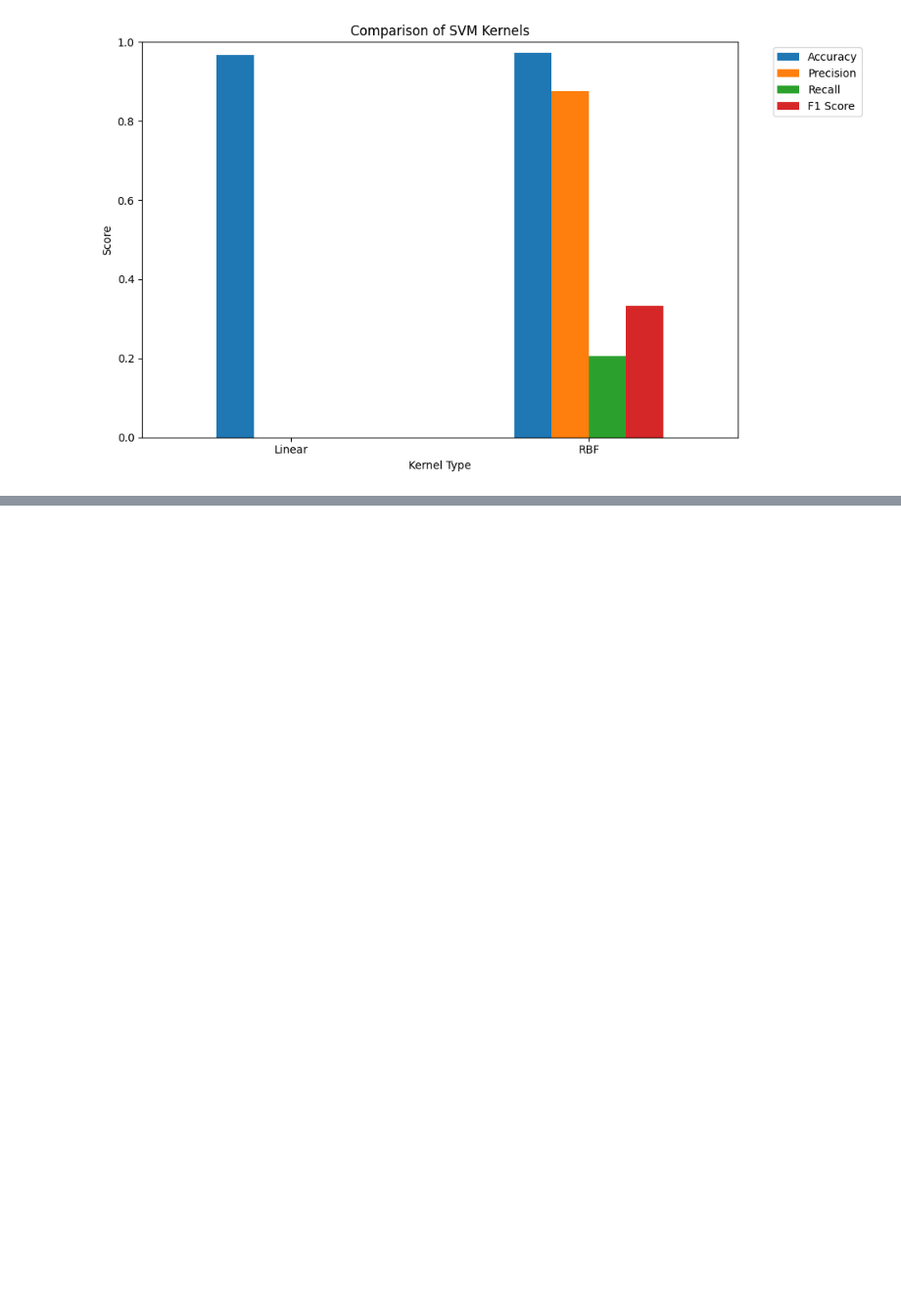
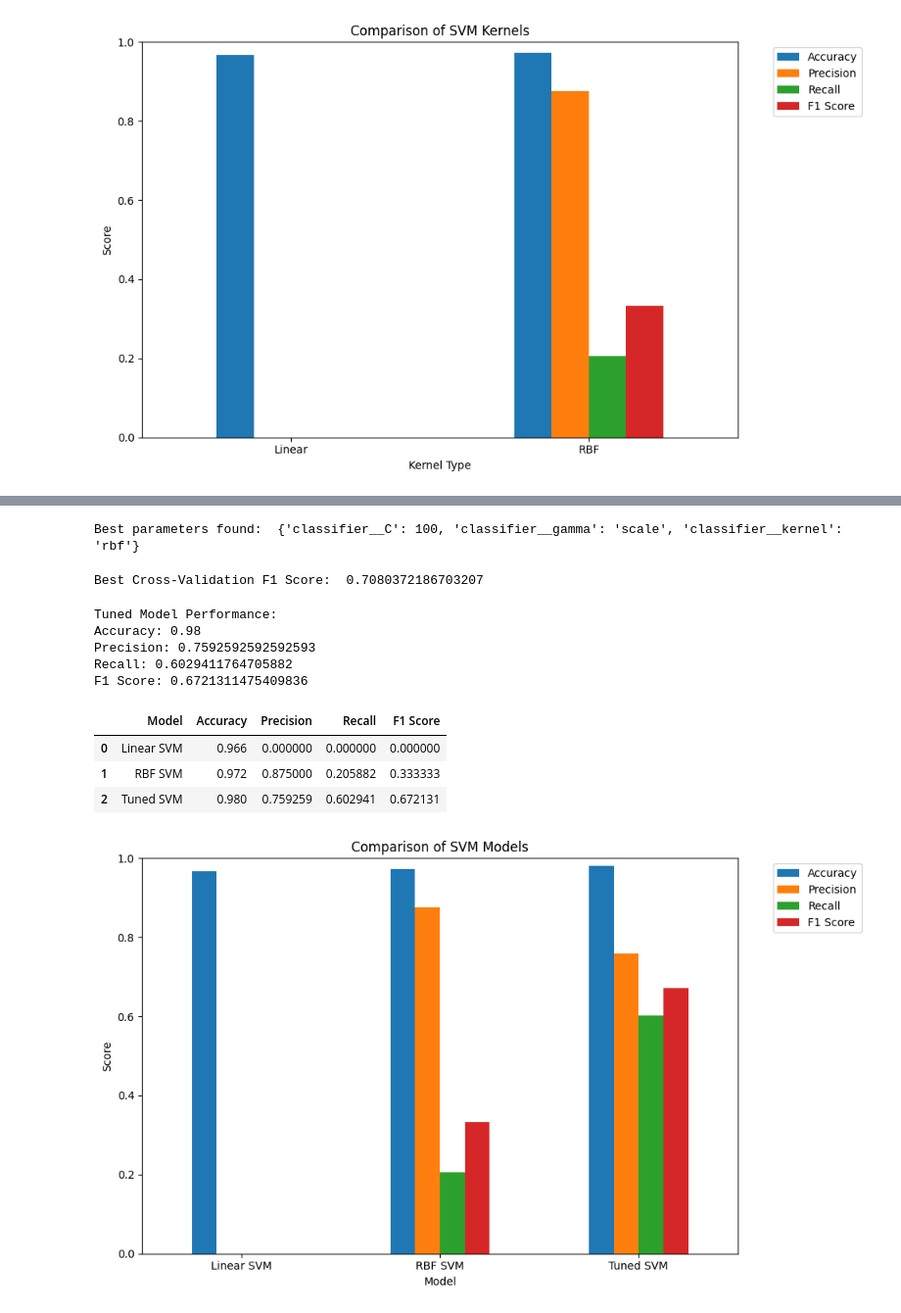
Before and after one commit to lokikun-glitch/Machine-Learning-Projects, a Jupyter notebook: PRACT8.ipynb, the cells around one changed output, grey strips where cells are left out. Shown at 98% size. Cells and saved outputs as stored; diff of their text form; code cells hidden in the pictures; blank space fills up the shorter version.

```diff
--- a/PRACT8.ipynb
+++ b/PRACT8.ipynb
@@ -353,0 +355,56 @@ Fitting 5 folds for each of 20 candidates, totalling 100 fits
+# %%
+print("Best parameters found: ", grid_search.best_params_)
+# %% [output]
+Best parameters found:  {'classifier__C': 100, 'classifier__gamma': 'scale', 'classifier__kernel': 'rbf'}
+# %%
+print("Best Cross-Validation F1 Score: ", grid_search.best_score_)
+# %% [output]
+Best Cross-Validation F1 Score:  0.7080372186703207
+# %%
+best_model = grid_search.best_estimator_
+y_pred_tuned = best_model.predict(X_test)
+# %%
+accuracy_tuned = accuracy_score(y_test, y_pred_tuned)
+precision_tuned = precision_score(y_test, y_pred_tuned, zero_division=0)
+recall_tuned = recall_score(y_test, y_pred_tuned, zero_division=0)
+f1_tuned = f1_score(y_test, y_pred_tuned, zero_division=0)
+print("Tuned Model Performance:")
+print("Accuracy:", accuracy_tuned)
+print("Precision:", precision_tuned)
+print("Recall:", recall_tuned)
+print("F1 Score:", f1_tuned)
+# %% [output]
+Tuned Model Performance:
+Accuracy: 0.98
+Precision: 0.7592592592592593
+Recall: 0.6029411764705882
+F1 Score: 0.6721311475409836
+# %%
+final_comparison = pd.DataFrame({
+    "Model": ["Linear SVM", "RBF SVM", "Tuned SVM"],
+    "Accuracy": [accuracy_linear, accuracy, accuracy_tuned],
+    "Precision": [precision_linear, precision, precision_tuned],
+    "Recall": [recall_linear, recall, recall_tuned],
+    "F1 Score": [F1_linear, f1, f1_tuned]
+})
+final_comparison
+# %% [output]
+|  | Model | Accuracy | Precision | Recall | F1 Score |
+| 0 | Linear SVM | 0.966 | 0.000000 | 0.000000 | 0.000000 |
+| 1 | RBF SVM | 0.972 | 0.875000 | 0.205882 | 0.333333 |
+| 2 | Tuned SVM | 0.980 | 0.759259 | 0.602941 | 0.672131 |
+# %%
+final_comparison_plot = final_comparison.set_index('Model')
+final_comparison_plot.plot(kind='bar', figsize=(10,6))
+
+plt.title('Comparison of SVM Models')
+plt.xlabel('Model')
+plt.ylabel('Score')
+plt.ylim(0, 1)
+
+plt.xticks(rotation=0)
+plt.legend(bbox_to_anchor=(1.05, 1), loc='upper left')
+plt.tight_layout()
+plt.show()
+# %% [output]
+[figure, added]
```
Also changed, not shown: parts of 1 cell of this notebook, 2 other files.
